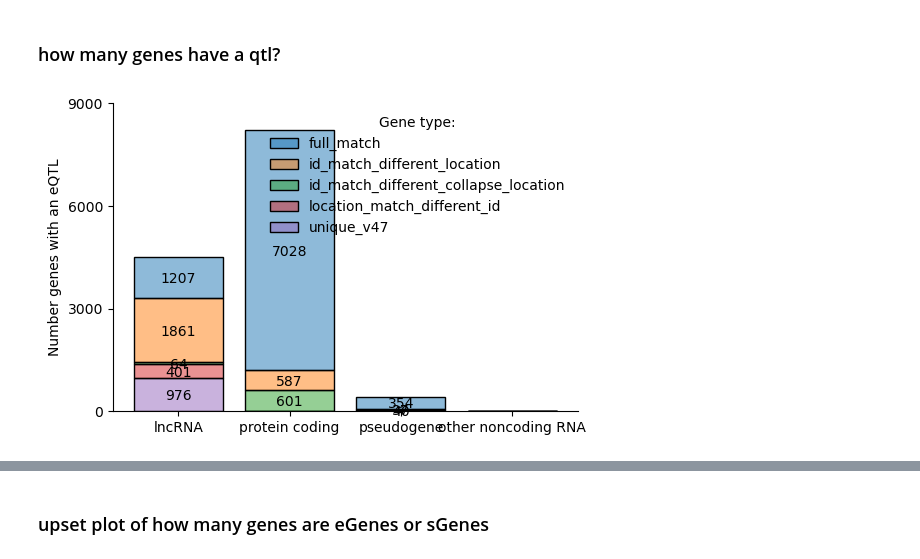
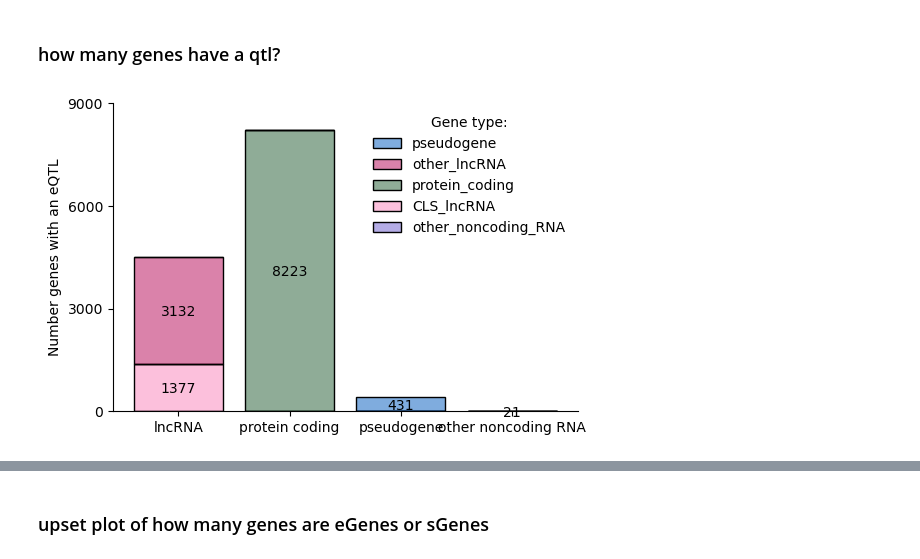
Before and after one commit to danielnachun/gtex-gencode47, a Jupyter notebook: notebooks/compare_qtls.ipynb, the cells around one changed output, grey strips where cells are left out. Saved outputs shown, nothing was run; the diff lists cells and outputs as text; code cells hidden in the pictures.

```diff
--- a/notebooks/compare_qtls.ipynb
+++ b/notebooks/compare_qtls.ipynb
@@ -27,6 +27,17 @@ gene_type_pal = {'lncRNA':'#b70657',
                  'protein_coding':'#215B30',
                  'other_noncoding_RNA':'#6A5ACD',
                  'pseudogene':'#005BBF'}
+
+
+gene_type_order_highlight = ['CLS_lncRNA', 'other_lncRNA', 'protein_coding', 'pseudogene', 'other_noncoding_RNA']
+
+gene_type_pal_highlight = {'CLS_lncRNA':'#fb83ba',
+                            'other_lncRNA':'#b70657',
+                            'protein_coding':'#215B30',
+                            'other_noncoding_RNA':'#6A5ACD',
+                            'pseudogene':'#005BBF'}
 # %%
 # pull in the gene ids
-gencode_ids = pd.read_csv('/home/klawren/oak/gtex/data/other_references/gencode_id_matching.txt', sep='\t')
+gencode_ids = pd.read_csv('/home/klawren/oak/gtex/data/other_references/gencode_id_matching_simplified.txt', sep='\t')
+gencode_ids = gencode_ids[~(gencode_ids['gene_type_grouped'] == 'artifact')]
+len(gencode_ids)
@@ -48,17 +61,24 @@ v10_sqtl['signifigant']  = v10_sqtl['qval'] < qval_cutoff
 # %%
 # combine into one df
 def comine_qtls(gencode_ids, eqtls, sqtls, gene_id_column):
-    eqtls = pd.merge(gencode_ids, eqtls[['signifigant', 'gene_id', 'variant_id', 'qval']], right_on='gene_id', left_on=gene_id_column, how='left').drop(columns=['gene_id']).reset_index()
-    qtls = pd.merge(eqtls, sqtls[['signifigant', 'gene_id', 'variant_id', 'qval']], right_on='gene_id', left_on=gene_id_column, suffixes=['_e', '_s'],  how='left').drop(columns=['gene_id']).reset_index()
-    qtls[['signifigant_s', 'signifigant_e']] = qtls[['signifigant_s', 'signifigant_e']].fillna(False)
+    eqtls['is_tested'] = True
+    eqtls = pd.merge(gencode_ids, eqtls[['signifigant', 'gene_id', 'variant_id', 'qval', 'is_tested']], right_on='gene_id', left_on=gene_id_column, how='left').drop(columns=['gene_id']).reset_index()
+    sqtls['is_tested'] = True
+    qtls = pd.merge(eqtls, sqtls[['signifigant', 'gene_id', 'variant_id', 'qval', 'is_tested']], right_on='gene_id', left_on=gene_id_column, suffixes=['_e', '_s'],  how='left').drop(columns=['gene_id']).reset_index()
+    qtls[['signifigant_s', 'signifigant_e', 'is_tested_e', 'is_tested_s']] = qtls[['signifigant_s', 'signifigant_e', 'is_tested_e', 'is_tested_s']].fillna(False)
     return qtls
 
 v11_qtls = comine_qtls(gencode_ids, v11_eqtl, v11_sqtl, gene_id_column='gene_id_v47')
 v10_qtls = comine_qtls(gencode_ids, v10_eqtl, v10_sqtl,  gene_id_column='gene_id_v39')
 
 # combine the v10 and v11
-qtls = pd.merge(v11_qtls, v10_qtls[['signifigant_s', 'signifigant_e', 'gene_id_stable', 'variant_id_e', 'variant_id_s', 'qval_e', 'qval_s']], on='gene_id_stable', suffixes=['_v11', '_v10'], how='outer')
+qtls = pd.merge(v11_qtls, v10_qtls[['signifigant_s', 'signifigant_e', 'gene_id_stable', 'variant_id_e', 'variant_id_s', 'qval_e', 'qval_s', 'is_tested_e', 'is_tested_s']], on='gene_id_stable', suffixes=['_v11', '_v10'], how='outer')
 qtls['is_hit'] = qtls['signifigant_s_v10'] + qtls['signifigant_e_v10'] +qtls['signifigant_s_v11'] + qtls['signifigant_e_v11']
-qtls = qtls[~(qtls['gene_type_grouped'] == 'artifact')]
 gene_type_order = ['lncRNA', 'protein_coding', 'pseudogene', 'other_noncoding_RNA']
 qtls['gene_type_grouped'] = pd.Categorical(qtls['gene_type_grouped'], categories=gene_type_order, ordered=True)
+
+# reset CLS labels
+qtls['is_tested_e'] = qtls['is_tested_e_v11'] | qtls['is_tested_e_v10']
+qtls['is_tested_s'] = qtls['is_tested_s_v11'] | qtls['is_tested_s_v10']
+qtls['is_tested'] = qtls['is_tested_e'] | qtls['is_tested_s']
+qtls['is_hit'] = qtls['signifigant_s_v10'] + qtls['signifigant_e_v10'] +qtls['signifigant_s_v11'] + qtls['signifigant_e_v11']
@@ -203,32 +227,32 @@ ax.spines[['top', 'right']].set_visible(False)
 # how many new genes have a QTLs?
 
 fig, ax = plt.subplots(figsize=(6, 4))
 
-sns.histplot(qtls[qtls['signifigant_e_v11']& ~(qtls['gene_type_grouped'] == 'artifact')], x='gene_type_grouped', hue='match_level',
+sns.histplot(qtls[qtls['signifigant_e_v11']], x='gene_type_grouped', hue='gene_type_grouped_highlight', palette=gene_type_pal_highlight,
              multiple='stack', alpha=0.5, shrink=.8, ax=ax)
             # palette=[ '#b70657', '#fb7cb6', 'grey'])
 
 # add numbers to plot
 for container in ax.containers:
     labels = [f'{int(height)}' if height > 20  else '' for height in container.datavalues]
     ax.bar_label(container, labels=labels, padding=-1, fontsize=10, label_type='center')
 
 
 # Replace underscores with spaces in the tissue labels
 tissue_labels = ax.get_xticklabels()
 tissue_labels = [tissue_label.get_text().replace('_', ' ') for tissue_label in tissue_labels]
 ax.set_xticklabels(tissue_labels, fontsize=10)
 ax.set_xlabel('')
 ax.set_ylabel('Number genes with an eQTL')
 ax.set_yticks([0, 3000, 6000, 9000])
 
 # legend
 
 #ax.legend(['Existing', 'Partial match to v47', 'New in v47'])
 legend = ax.get_legend()
 legend.get_frame().set_visible(False)
 legend.set_title("Gene type:")
 
 ax.spines[['top', 'right']].set_visible(False)
 # %% [output]
-[figure, old version]
+[figure, new version]
```
Also changed, not shown: parts of 19 cells of this notebook, 6 other files.
